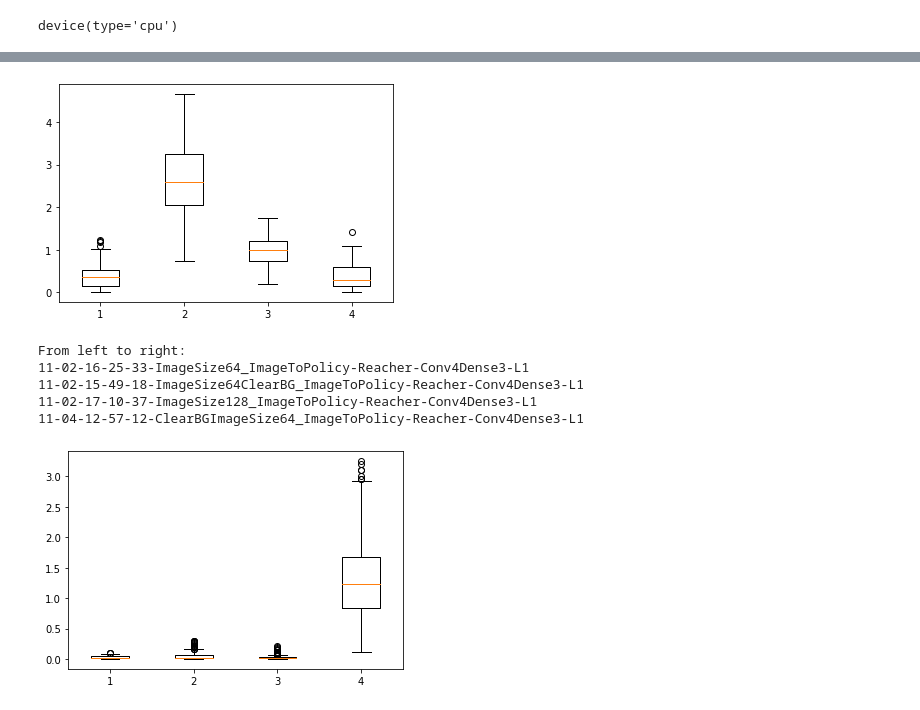
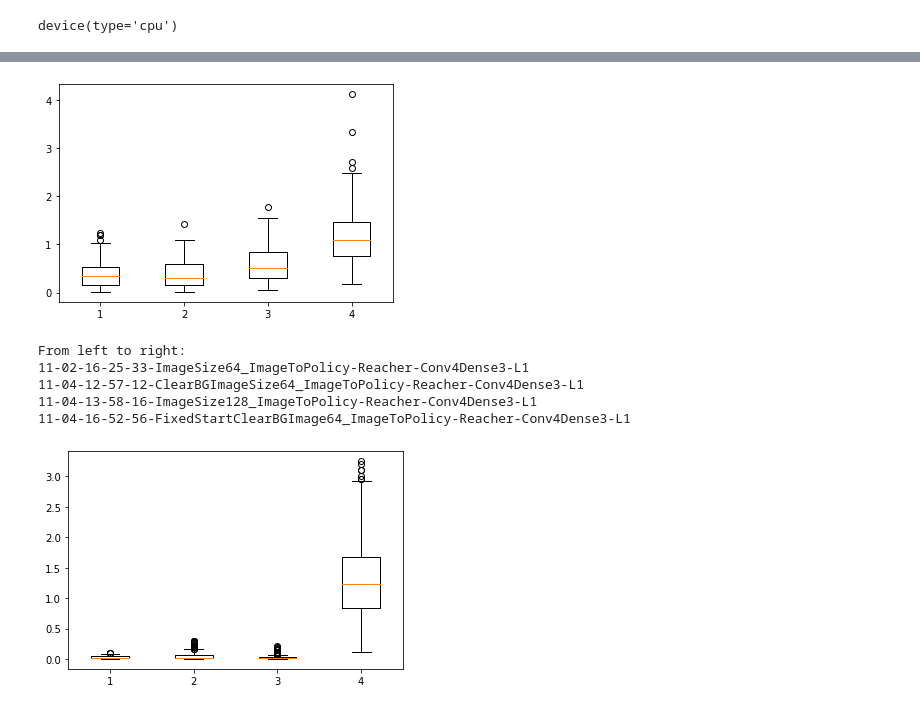
Before and after one commit to PradeepKadubandi/DemoPlanner, a Jupyter notebook: SimpleReacherExperiments2.ipynb, the cells around one changed output, grey strips where cells are left out. Saved outputs shown, nothing was run; the diff lists cells and outputs as text; code cells hidden in the pictures.

```diff
--- a/SimpleReacherExperiments2.ipynb
+++ b/SimpleReacherExperiments2.ipynb
@@ -658,23 +623,23 @@ From left to right:
 # %%
 plottinghelpers.box_plot_across_runs(
     rootdir='runs/Policies/',
     eval_folder_name='TestSet_Evaluations',
     error_index=4,
     metric_name='Goal Deviation',
     include=[
         '11-02-16-25-33-ImageSize64_ImageToPolicy-Reacher-Conv4Dense3-L1',
-        '11-02-15-49-18-ImageSize64ClearBG_ImageToPolicy-Reacher-Conv4Dense3-L1',
-        '11-02-17-10-37-ImageSize128_ImageToPolicy-Reacher-Conv4Dense3-L1',
-        '11-04-12-57-12-ClearBGImageSize64_ImageToPolicy-Reacher-Conv4Dense3-L1'
+        '11-04-12-57-12-ClearBGImageSize64_ImageToPolicy-Reacher-Conv4Dense3-L1',
+        '11-04-13-58-16-ImageSize128_ImageToPolicy-Reacher-Conv4Dense3-L1',
+        '11-04-16-52-56-FixedStartClearBGImage64_ImageToPolicy-Reacher-Conv4Dense3-L1'
     ]
 )
 # %% [output]
-[figure, old version]
+[figure, new version]
 From left to right:
 11-02-16-25-33-ImageSize64_ImageToPolicy-Reacher-Conv4Dense3-L1
-11-02-15-49-18-ImageSize64ClearBG_ImageToPolicy-Reacher-Conv4Dense3-L1
-11-02-17-10-37-ImageSize128_ImageToPolicy-Reacher-Conv4Dense3-L1
 11-04-12-57-12-ClearBGImageSize64_ImageToPolicy-Reacher-Conv4Dense3-L1
+11-04-13-58-16-ImageSize128_ImageToPolicy-Reacher-Conv4Dense3-L1
+11-04-16-52-56-FixedStartClearBGImage64_ImageToPolicy-Reacher-Conv4Dense3-L1
 # %%
 plottinghelpers.box_plot_across_runs(
     rootdir='runs/Policies',
```
Also changed, not shown: parts of 18 cells of this notebook.
